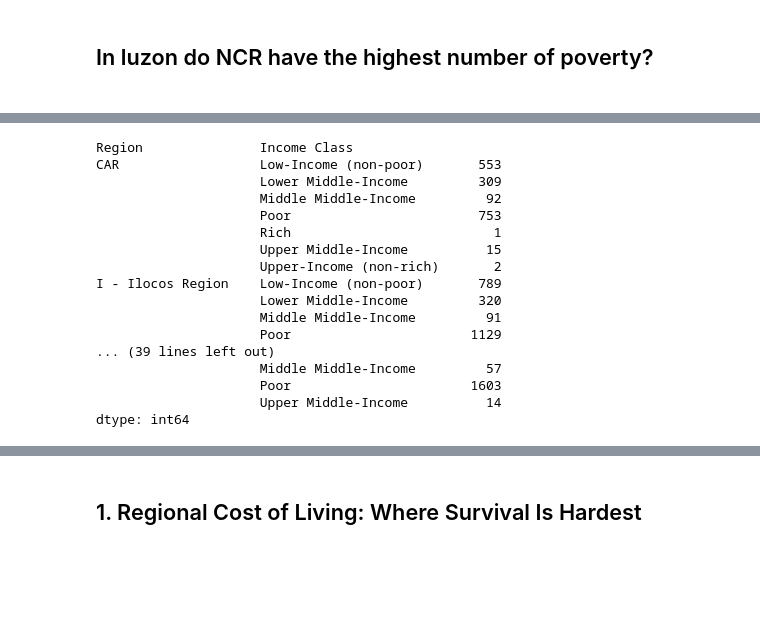
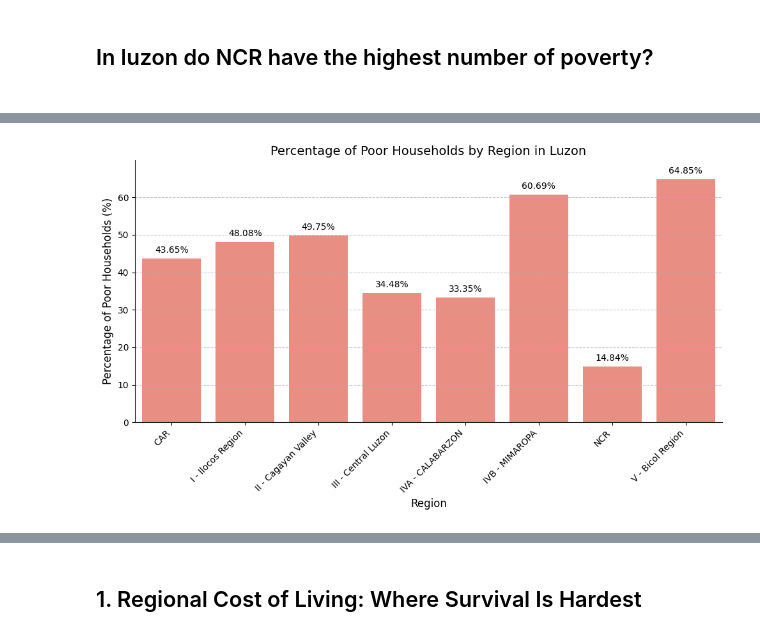
Before and after one commit to Meinya312/PROJECT-ITD-, a Jupyter notebook: project.ipynb, the cells around one changed output, grey strips where cells are left out. Cells and saved outputs as stored; diff of their text form; code cells hidden in the pictures; blank space fills up the shorter version.

```diff
--- a/project.ipynb
+++ b/project.ipynb
@@ -190,35 +206,26 @@ plt.show()
 # %%
-luzon_income_clas = luzon.groupby(['Region','Income Class']).size()
-luzon_income_clas
-# plt.figure(figsize=(10, 6))
-# sns.barplot(x=luzon_income_clas.index, y=luzon_income_clas.values)
-luzon_income_clas
-# plt.title('Income Class Distribution in luzon', fontsize=16)
-# plt.xlabel('Income Class', fontsize=12)
-# plt.ylabel('Number of Families', fontsize=12)
-# plt.xticks(rotation=45, ha='right', fontsize=10)
+poor_households = luzon[luzon["Income Class"] == "Poor"]
+total_by_region = luzon["Region"].value_counts()
+poor_by_region = poor_households["Region"].value_counts()
+poor_percentage_luzon = (poor_by_region / total_by_region * 100).round(2)
 
-# for index, value in enumerate(luzon_income_clas.values):
-#     plt.text(index, value + 0.5, str(value), ha='center', va='bottom', fontsize=10)
+plt.figure(figsize=(10, 6))
+sns.barplot(x=poor_percentage_luzon.index, y=poor_percentage_luzon.values, color="salmon")
 
-# sns.despine()
-# plt.tight_layout()
-# plt.show()
+plt.title("Percentage of Poor Households by Region in Luzon", fontsize=14)
+plt.xlabel("Region", fontsize=12)
+plt.ylabel("Percentage of Poor Households (%)", fontsize=12)
+plt.ylim(0, poor_percentage_luzon.max() + 5)  # Adjust y-axis limit
+plt.xticks(rotation=45, ha="right", fontsize=10)
+plt.yticks(fontsize=10)
+plt.grid(axis="y", linestyle="--", alpha=0.7)
+
+# Add value labels on top of the bars
+for index, value in enumerate(poor_percentage_luzon.values):
+    plt.text(index, value + 1, f'{value:.2f}%', ha='center', va='bottom', fontsize=10)
+
+sns.despine()
+plt.tight_layout()
+plt.show()
 # %% [output]
-Region               Income Class
-CAR                  Low-Income (non-poor)       553
-                     Lower Middle-Income         309
-                     Middle Middle-Income         92
-                     Poor                        753
-                     Rich                          1
-                     Upper Middle-Income          15
-                     Upper-Income (non-rich)       2
-I - Ilocos Region    Low-Income (non-poor)       789
-                     Lower Middle-Income         320
-                     Middle Middle-Income         91
-                     Poor                       1129
-... (39 lines left out)
-                     Middle Middle-Income         57
-                     Poor                       1603
-                     Upper Middle-Income          14
-dtype: int64
+[figure, added]
```
Also changed, not shown: parts of 17 cells of this notebook, 1 other file.
